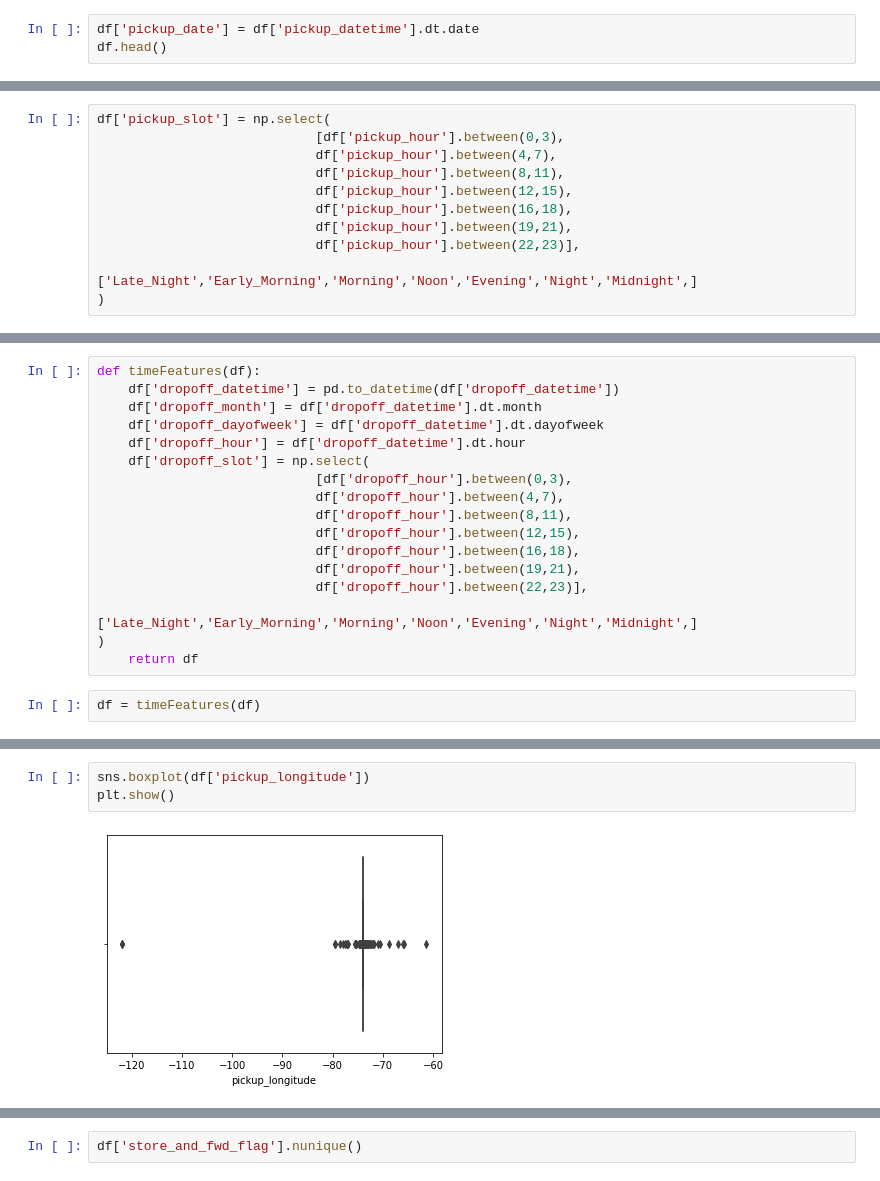
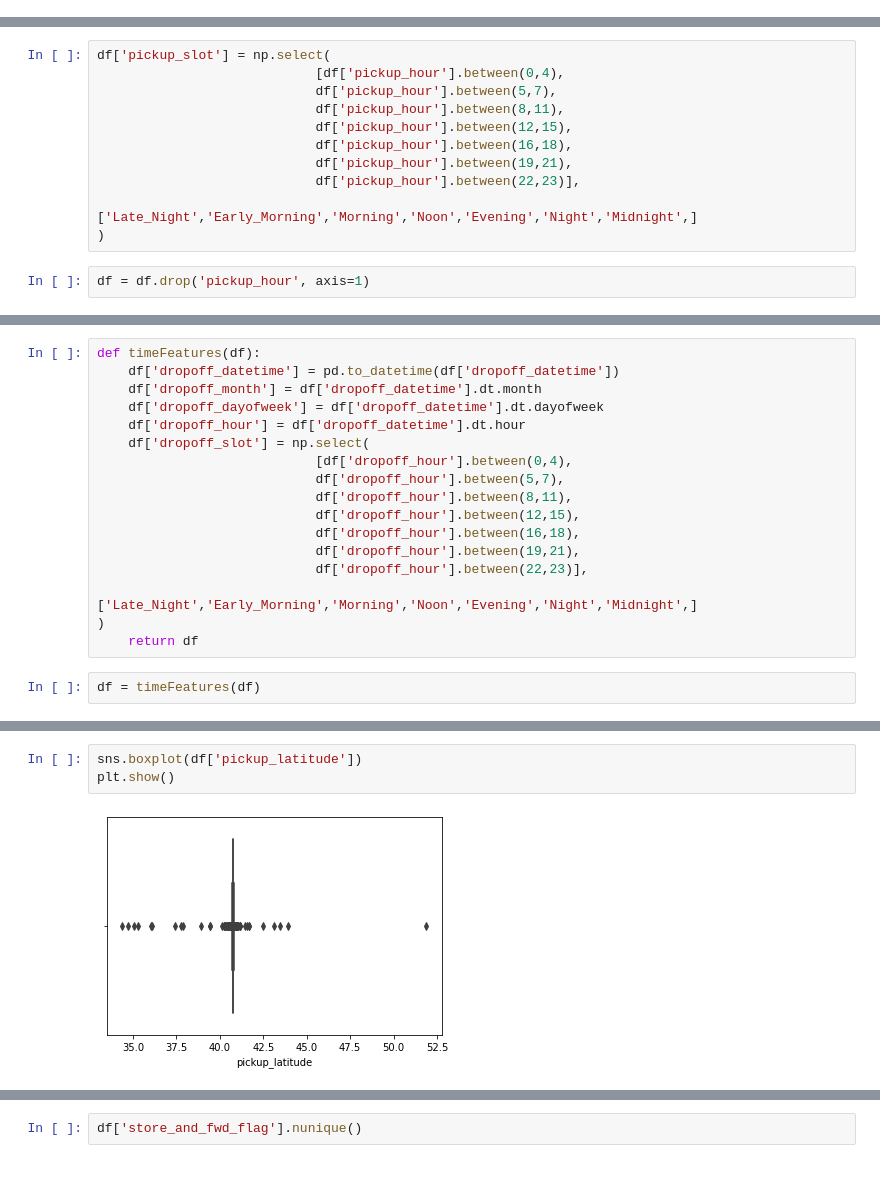
Before and after one commit to VivekJeldi/NYC-Taxi-Trip-Duration, a Jupyter notebook: Code_EDA.ipynb, the cells around one changed output, grey strips where cells are left out. Drawn from its saved outputs; the diff is of its cells as text.

```diff
--- a/Code_EDA.ipynb
+++ b/Code_EDA.ipynb
@@ -126,3 +210,0 @@ df.head()
-# %%
-df['pickup_date'] = df['pickup_datetime'].dt.date
-df.head()
@@ -207,7 +287,7 @@ plt.show()
 # %%
 df['pickup_slot'] = np.select(
-                            [df['pickup_hour'].between(0,3),
-                            df['pickup_hour'].between(4,7),
+                            [df['pickup_hour'].between(0,4),
+                            df['pickup_hour'].between(5,7),
                             df['pickup_hour'].between(8,11),
                             df['pickup_hour'].between(12,15),
                             df['pickup_hour'].between(16,18),
@@ -215,6 +295,8 @@ df['pickup_slot'] = np.select(
                             df['pickup_hour'].between(22,23)],
                             ['Late_Night','Early_Morning','Morning','Noon','Evening','Night','Midnight',]
 )
+# %%
+df = df.drop('pickup_hour', axis=1)
 # %%
 df.head()
 # %% [output]
@@ -246,8 +328,8 @@ def timeFeatures(df):
     df['dropoff_dayofweek'] = df['dropoff_datetime'].dt.dayofweek
     df['dropoff_hour'] = df['dropoff_datetime'].dt.hour
     df['dropoff_slot'] = np.select(
-                            [df['dropoff_hour'].between(0,3),
-                            df['dropoff_hour'].between(4,7),
+                            [df['dropoff_hour'].between(0,4),
+                            df['dropoff_hour'].between(5,7),
                             df['dropoff_hour'].between(8,11),
                             df['dropoff_hour'].between(12,15),
                             df['dropoff_hour'].between(16,18),
@@ -301,8 +405,8 @@ plt.show()
 # %%
-sns.boxplot(df['pickup_longitude'])
+sns.boxplot(df['pickup_latitude'])
 plt.show()
 # %% [output]
-[figure, old version]
+[figure, new version]
 # %%
 sns.scatterplot(x=df['pickup_latitude'], y=df['pickup_longitude'])
 plt.show()
```
Also changed, not shown: parts of 51 cells of this notebook.
